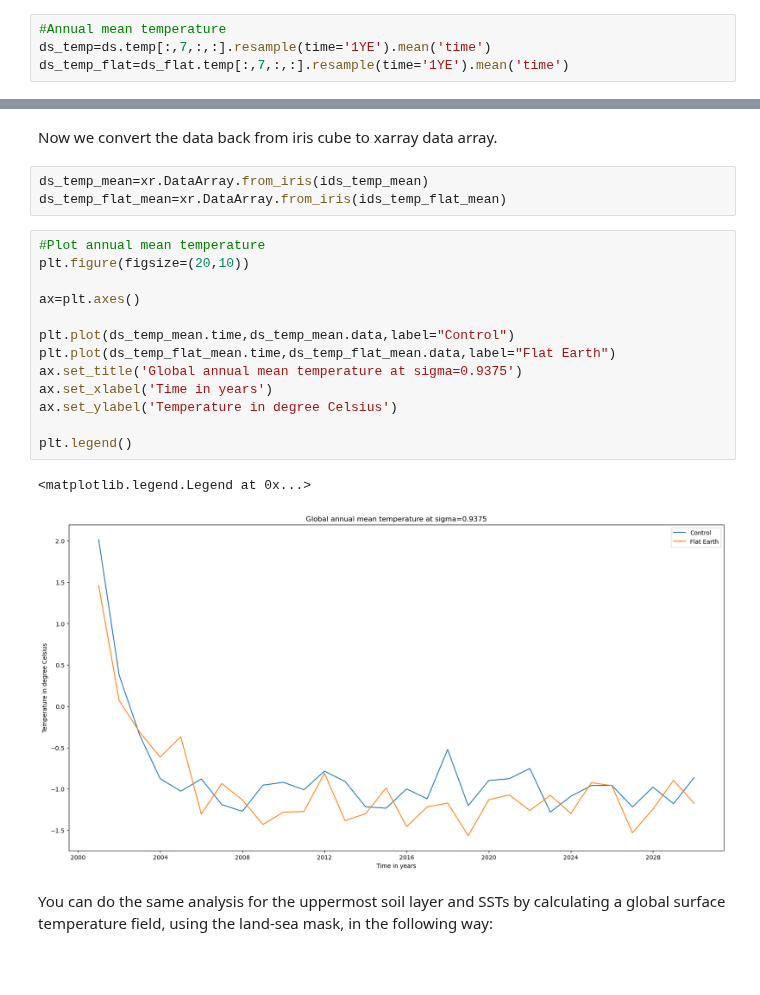
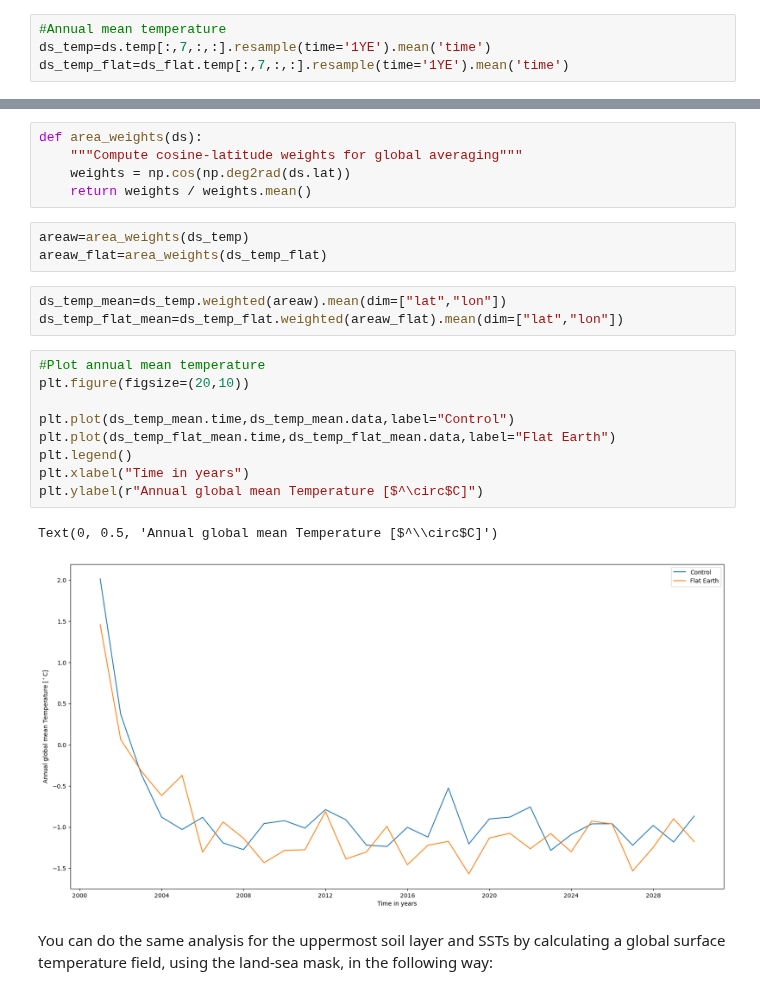
Before and after one commit to SpeedyWeather/NCAS_CMSS_2025, a Jupyter notebook: Pre-Defined_Experiments/Flat_Earth_analysis.ipynb, the cells around one changed output, grey strips where cells are left out. Drawn from its saved outputs; the diff is of its cells as text; blank space fills up the shorter version.

```diff
--- a/Pre-Defined_Experiments/Flat_Earth_analysis.ipynb
+++ b/Pre-Defined_Experiments/Flat_Earth_analysis.ipynb
@@ -167,24 +144,26 @@ ids_temp_flat_mean = ids_temp_flat.collapsed(['longitude','latitude'],
-# %% [markdown]
-Now we convert the data back from iris cube to xarray data array.
-# %%
-ds_temp_mean=xr.DataArray.from_iris(ids_temp_mean)
-ds_temp_flat_mean=xr.DataArray.from_iris(ids_temp_flat_mean)
+# %%
+def area_weights(ds):
+    """Compute cosine-latitude weights for global averaging"""
+    weights = np.cos(np.deg2rad(ds.lat))
+    return weights / weights.mean()
+# %%
+areaw=area_weights(ds_temp)
+areaw_flat=area_weights(ds_temp_flat)
+# %%
+ds_temp_mean=ds_temp.weighted(areaw).mean(dim=["lat","lon"])
+ds_temp_flat_mean=ds_temp_flat.weighted(areaw_flat).mean(dim=["lat","lon"])
 # %%
 #Plot annual mean temperature
 plt.figure(figsize=(20,10))
 
-ax=plt.axes()
-
 plt.plot(ds_temp_mean.time,ds_temp_mean.data,label="Control")
 plt.plot(ds_temp_flat_mean.time,ds_temp_flat_mean.data,label="Flat Earth")
-ax.set_title('Global annual mean temperature at sigma=0.9375')
-ax.set_xlabel('Time in years')
-ax.set_ylabel('Temperature in degree Celsius')
-
 plt.legend()
+plt.xlabel("Time in years")
+plt.ylabel(r"Annual global mean Temperature [$^\circ$C]")
 # %% [output]
-<matplotlib.legend.Legend at 0x...>
+Text(0, 0.5, 'Annual global mean Temperature [$^\\circ$C]')
-[figure, old version]
+[figure, new version]
 # %% [markdown]
 You can do the same analysis for the uppermost soil layer and SSTs by calculating a global surface temperature field, using the land-sea mask, in the following way:
 # %%
```
Also changed, not shown: parts of 13 cells of this notebook.
